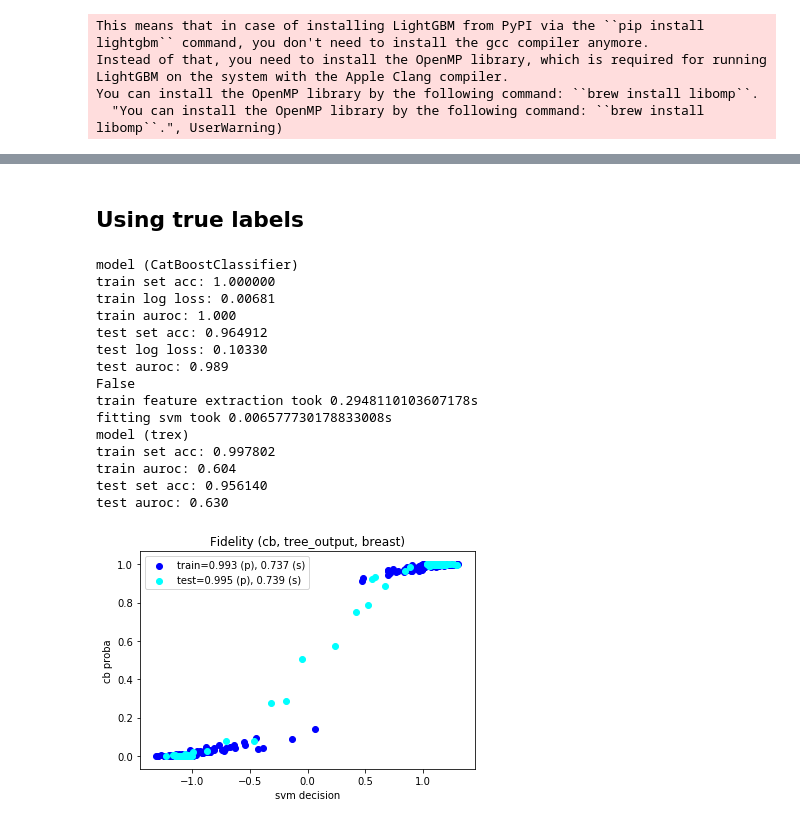
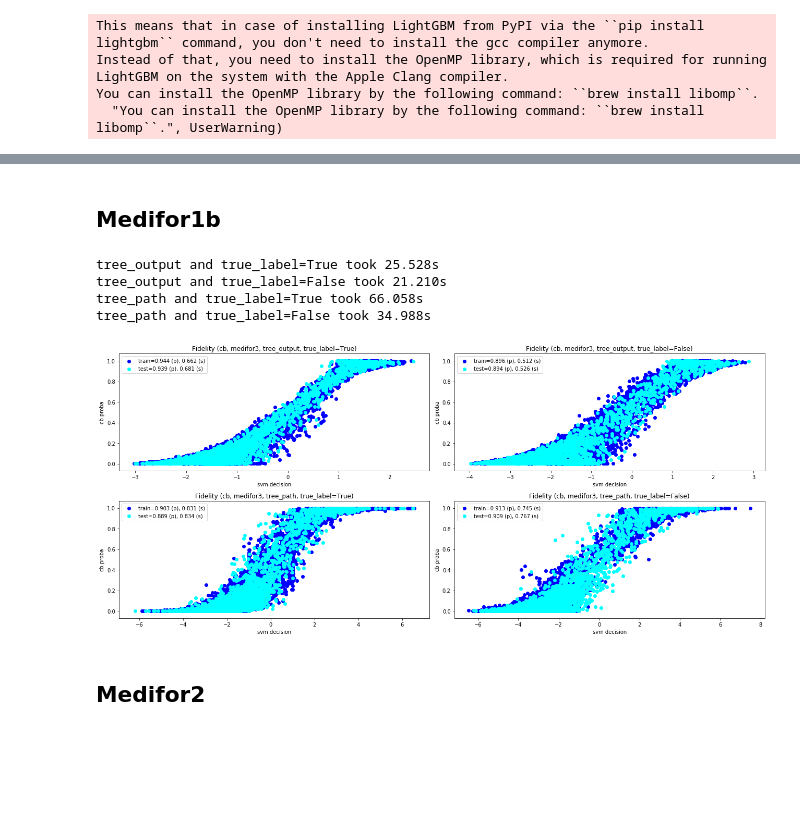
Before and after one commit to jjbrophy47/trex, a Jupyter notebook: experiments/notebooks/prediction.ipynb, the cells around one changed output, grey strips where cells are left out. Cells and saved outputs as stored; diff of their text form; code cells hidden in the pictures; blank space fills up the shorter version.

```diff
--- a/experiments/notebooks/prediction.ipynb
+++ b/experiments/notebooks/prediction.ipynb
@@ -108,23 +66,13 @@ test auroc: 0.418
-# %% [markdown]
-## Using true labels
+# %% [markdown]
+## Medifor1b
 # %%
-prediction(model='cb', encoding='tree_output', dataset='breast', n_estimators=100, random_state=1, k=None, data_dir=data_dir,
-           timeit=True, true_labels=True)
+prediction(model='cb', dataset='medifor1b', n_estimators=100, random_state=1, data_dir=data_dir)
 # %% [output]
-model (CatBoostClassifier)
-train set acc: 1.000000
-train log loss: 0.00681
-train auroc: 1.000
-test set acc: 0.964912
-test log loss: 0.10330
-test auroc: 0.989
-False
-train feature extraction took 0.2948110103607178s
-fitting svm took 0.006577730178833008s
-model (trex)
-train set acc: 0.997802
-train auroc: 0.604
-test set acc: 0.956140
-test auroc: 0.630
+tree_output and true_label=True took 25.528s
+tree_output and true_label=False took 21.210s
+tree_path and true_label=True took 66.058s
+tree_path and true_label=False took 34.988s
-[figure, old version]
+[figure, new version]
+# %% [markdown]
+## Medifor2
 # %%
```
Also changed, not shown: parts of 16 cells of this notebook, 17 other files.
